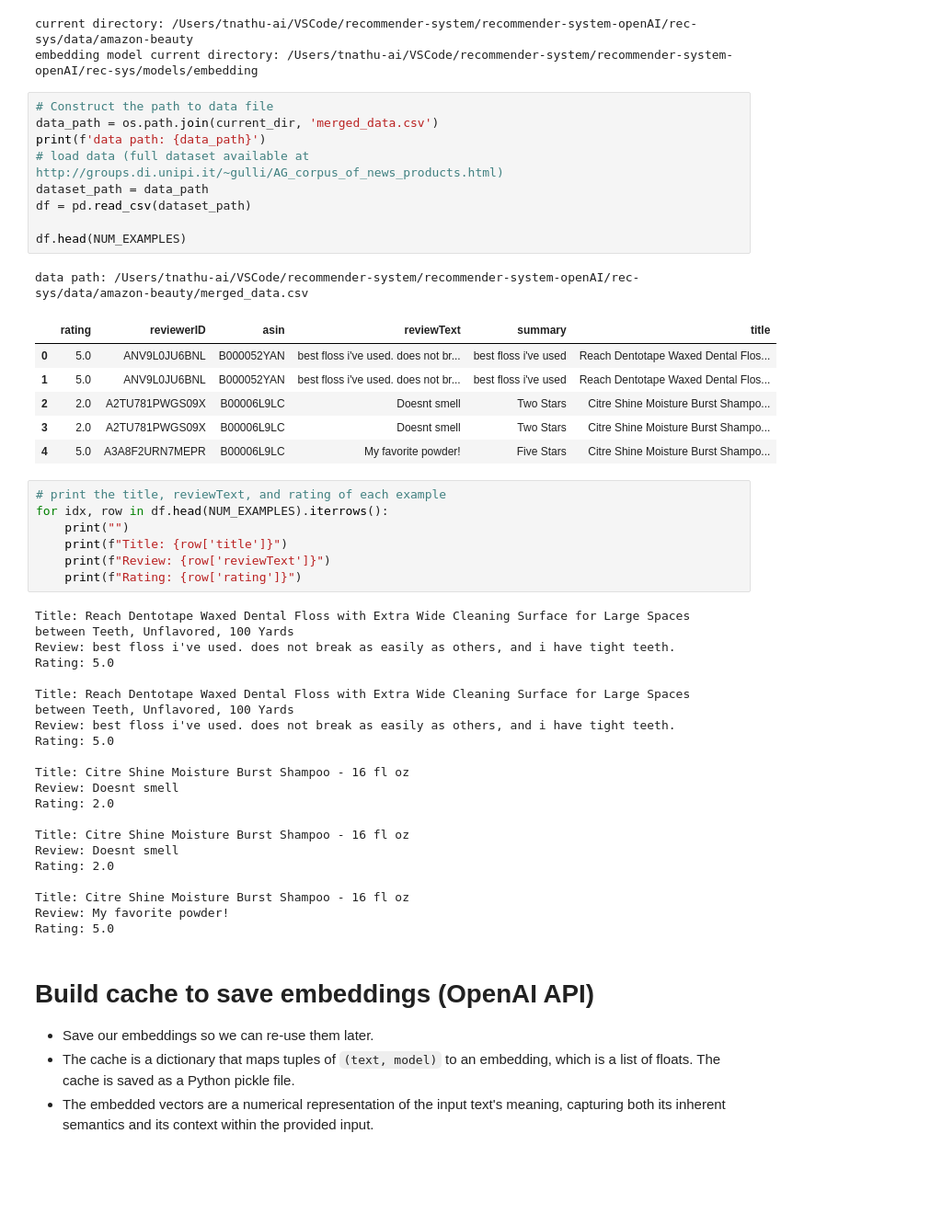
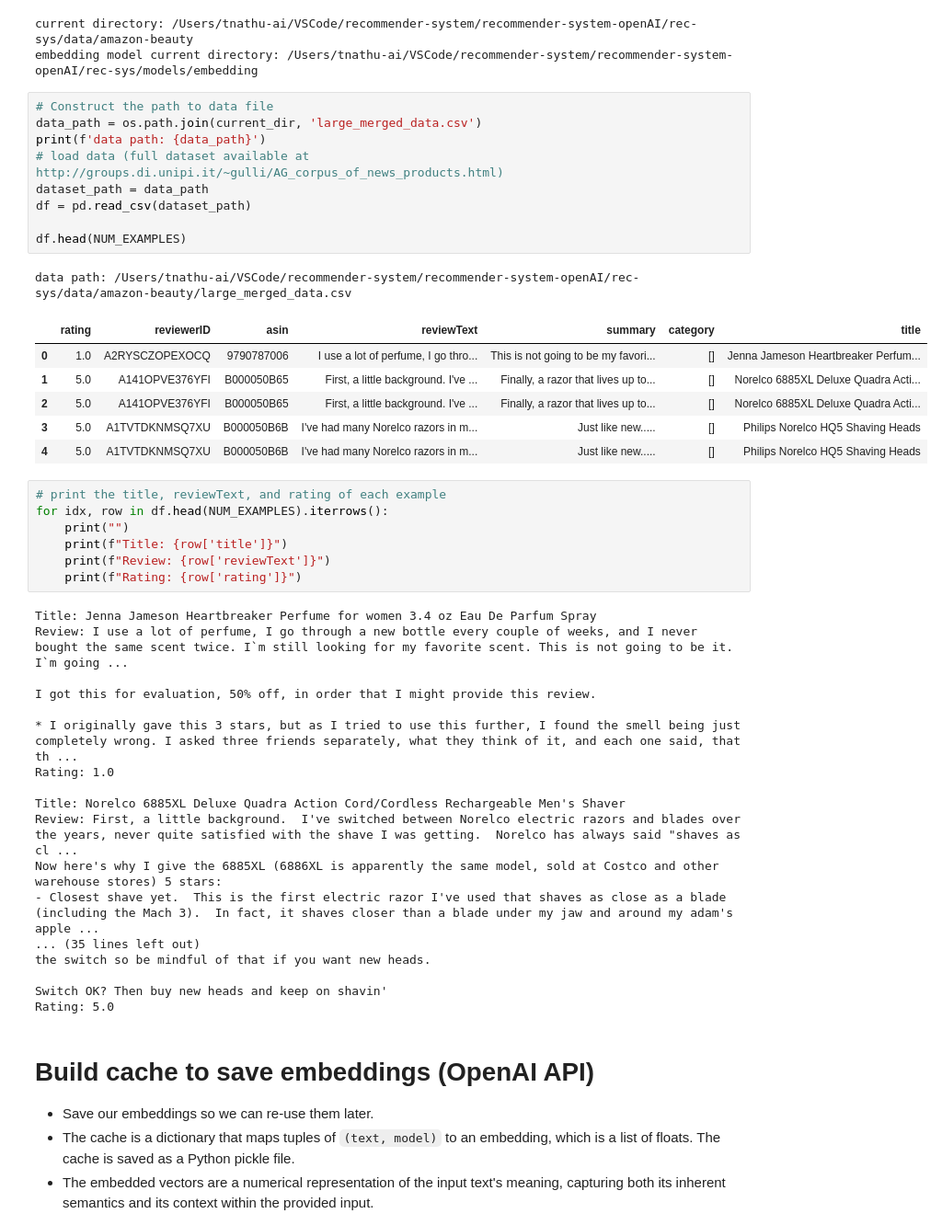
Before and after one commit to tnathu-ai/recommender-system-openAI, a Jupyter notebook: rec-sys/notebook/large_amazon_data/ReviewText_embeddings.ipynb, the cells around one changed output. Shown: that part at 92% size. Cells and saved outputs as stored; diff of their text form; blank space fills up the shorter version.

```diff
--- a/rec-sys/notebook/large_amazon_data/ReviewText_embeddings.ipynb
+++ b/rec-sys/notebook/large_amazon_data/ReviewText_embeddings.ipynb
@@ -38,21 +38,21 @@ current directory: /Users/tnathu-ai/VSCode/recommender-system/recommender-system
 embedding model current directory: /Users/tnathu-ai/VSCode/recommender-system/recommender-system-openAI/rec-sys/models/embedding
 # %%
 # Construct the path to data file
-data_path = os.path.join(current_dir, 'merged_data.csv')
+data_path = os.path.join(current_dir, 'large_merged_data.csv')
 print(f'data path: {data_path}')
 # load data (full dataset available at http://groups.di.unipi.it/~gulli/AG_corpus_of_news_products.html)
 dataset_path = data_path
 df = pd.read_csv(dataset_path)
 
 df.head(NUM_EXAMPLES)
 # %% [output]
-data path: /Users/tnathu-ai/VSCode/recommender-system/recommender-system-openAI/rec-sys/data/amazon-beauty/merged_data.csv
+data path: /Users/tnathu-ai/VSCode/recommender-system/recommender-system-openAI/rec-sys/data/amazon-beauty/large_merged_data.csv
-|  | rating | reviewerID | asin | reviewText | summary | title |
-| 0 | 5.0 | ANV9L0JU6BNL | B000052YAN | best floss i've used. does not br... | best floss i've used | Reach Dentotape Waxed Dental Flos... |
-| 1 | 5.0 | ANV9L0JU6BNL | B000052YAN | best floss i've used. does not br... | best floss i've used | Reach Dentotape Waxed Dental Flos... |
-| 2 | 2.0 | A2TU781PWGS09X | B00006L9LC | Doesnt smell | Two Stars | Citre Shine Moisture Burst Shampo... |
-| 3 | 2.0 | A2TU781PWGS09X | B00006L9LC | Doesnt smell | Two Stars | Citre Shine Moisture Burst Shampo... |
-| 4 | 5.0 | A3A8F2URN7MEPR | B00006L9LC | My favorite powder! | Five Stars | Citre Shine Moisture Burst Shampo... |
+|  | rating | reviewerID | asin | reviewText | summary | category | title |
+| 0 | 1.0 | A2RYSCZOPEXOCQ | 9790787006 | I use a lot of perfume, I go thro... | This is not going to be my favori... | [] | Jenna Jameson Heartbreaker Perfum... |
+| 1 | 5.0 | A141OPVE376YFI | B000050B65 | First, a little background. I've ... | Finally, a razor that lives up to... | [] | Norelco 6885XL Deluxe Quadra Acti... |
+| 2 | 5.0 | A141OPVE376YFI | B000050B65 | First, a little background. I've ... | Finally, a razor that lives up to... | [] | Norelco 6885XL Deluxe Quadra Acti... |
+| 3 | 5.0 | A1TVTDKNMSQ7XU | B000050B6B | I've had many Norelco razors in m... | Just like new..... | [] | Philips Norelco HQ5 Shaving Heads |
+| 4 | 5.0 | A1TVTDKNMSQ7XU | B000050B6B | I've had many Norelco razors in m... | Just like new..... | [] | Philips Norelco HQ5 Shaving Heads |
 # %%
 # print the title, reviewText, and rating of each example
 for idx, row in df.head(NUM_EXAMPLES).iterrows():
@@ -61,25 +61,23 @@ for idx, row in df.head(NUM_EXAMPLES).iterrows():
     print(f"Review: {row['reviewText']}")
     print(f"Rating: {row['rating']}")
 # %% [output]
-Title: Reach Dentotape Waxed Dental Floss with Extra Wide Cleaning Surface for Large Spaces between Teeth, Unflavored, 100 Yards
-Review: best floss i've used. does not break as easily as others, and i have tight teeth.
+Title: Jenna Jameson Heartbreaker Perfume for women 3.4 oz Eau De Parfum Spray
+Review: I use a lot of perfume, I go through a new bottle every couple of weeks, and I never bought the same scent twice. I`m still looking for my favorite scent. This is not going to be it. I`m going ...
+
+I got this for evaluation, 50% off, in order that I might provide this review.
+
+* I originally gave this 3 stars, but as I tried to use this further, I found the smell being just completely wrong. I asked three friends separately, what they think of it, and each one said, that th ...
+Rating: 1.0
+
+Title: Norelco 6885XL Deluxe Quadra Action Cord/Cordless Rechargeable Men's Shaver
+Review: First, a little background.  I've switched between Norelco electric razors and blades over the years, never quite satisfied with the shave I was getting.  Norelco has always said "shaves as cl ...
+Now here's why I give the 6885XL (6886XL is apparently the same model, sold at Costco and other warehouse stores) 5 stars:
+- Closest shave yet.  This is the first electric razor I've used that shaves as close as a blade (including the Mach 3).  In fact, it shaves closer than a blade under my jaw and around my adam's apple ...
+... (35 lines left out)
+the switch so be mindful of that if you want new heads.
+
+Switch OK? Then buy new heads and keep on shavin'
 Rating: 5.0
-
-Title: Reach Dentotape Waxed Dental Floss with Extra Wide Cleaning Surface for Large Spaces between Teeth, Unflavored, 100 Yards
-Review: best floss i've used. does not break as easily as others, and i have tight teeth.
-Rating: 5.0
-
-Title: Citre Shine Moisture Burst Shampoo - 16 fl oz
-Review: Doesnt smell
-Rating: 2.0
-
-Title: Citre Shine Moisture Burst Shampoo - 16 fl oz
-Review: Doesnt smell
-Rating: 2.0
-
-Title: Citre Shine Moisture Burst Shampoo - 16 fl oz
-Review: My favorite powder!
-Rating: 5.0
 # %% [markdown]
 # Build cache to save embeddings (OpenAI API)
 
```
Also changed, not shown: parts of 3 cells of this notebook, 7 other files.
